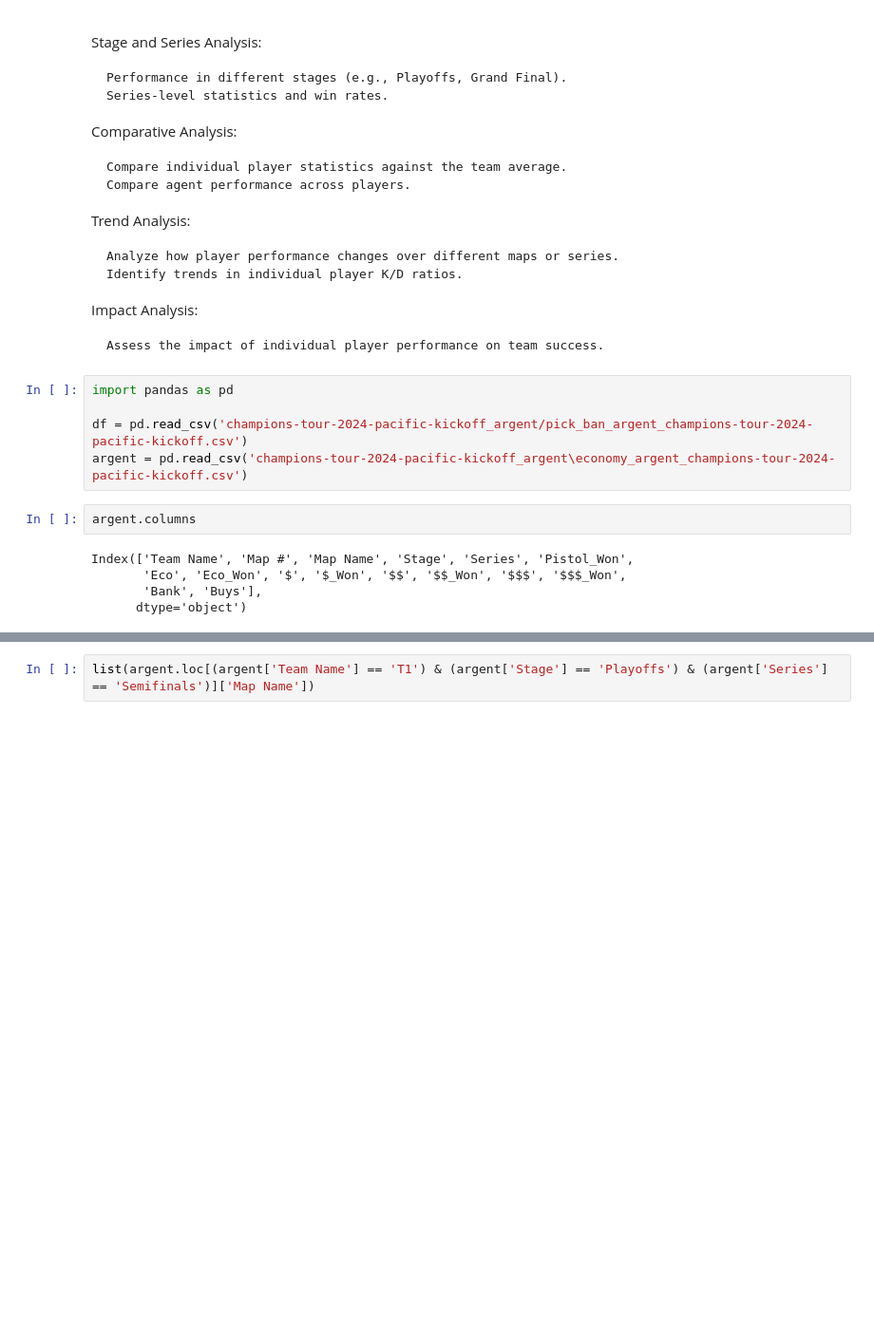
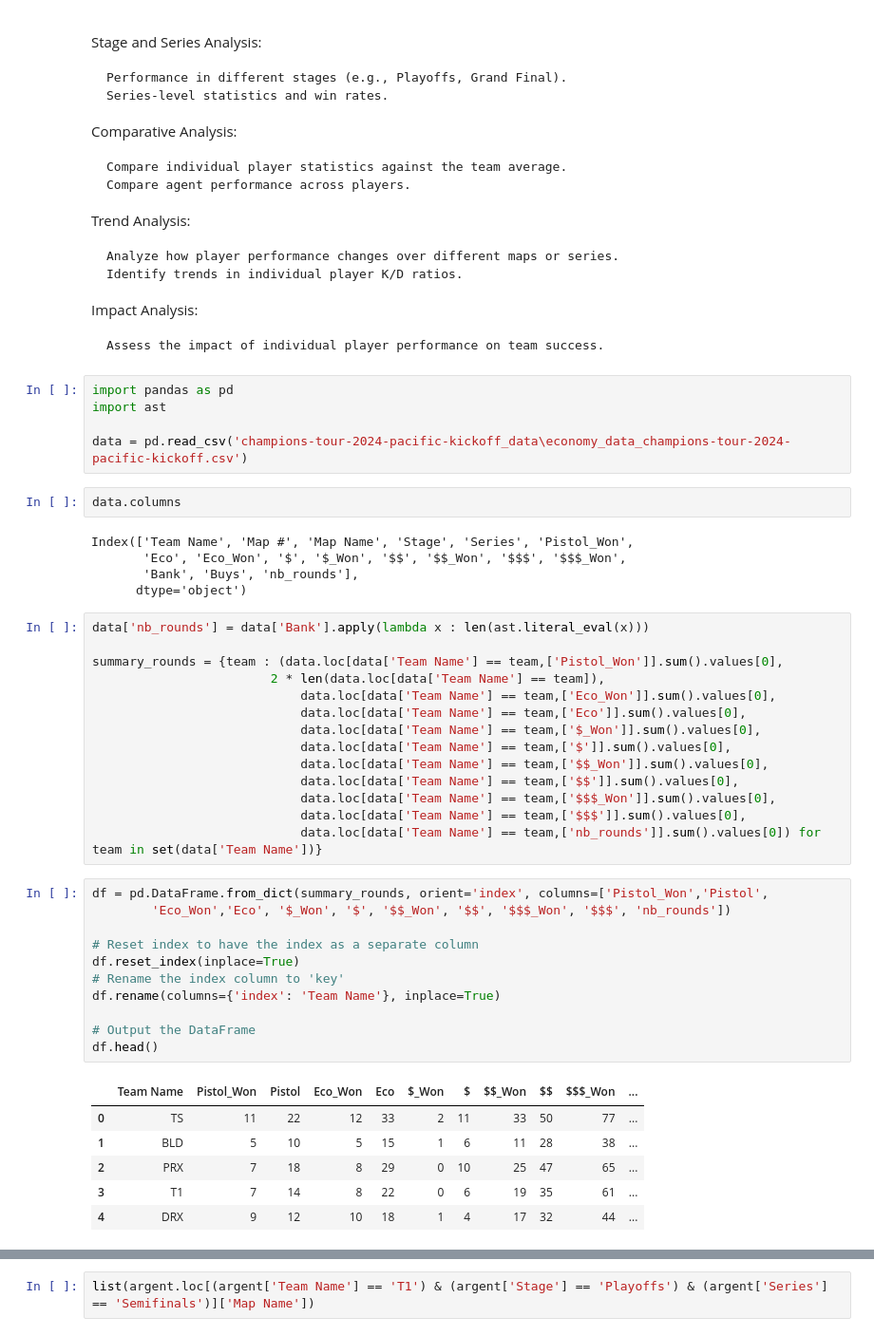
Before and after one commit to mariusBRM/M8_Valorant, a Jupyter notebook: exploration.ipynb, the cells around one changed output, grey strips where cells are left out. Shown: that part at 95% size. Saved outputs shown, nothing was run; the diff lists cells and outputs as text; blank space fills up the shorter version.

```diff
--- a/exploration.ipynb
+++ b/exploration.ipynb
@@ -51,13 +51,45 @@ Impact Analysis:
     Assess the impact of individual player performance on team success.
 # %%
 import pandas as pd
+import ast
 
-df = pd.read_csv('champions-tour-2024-pacific-kickoff_argent/pick_ban_argent_champions-tour-2024-pacific-kickoff.csv')
-argent = pd.read_csv('champions-tour-2024-pacific-kickoff_argent\economy_argent_champions-tour-2024-pacific-kickoff.csv')
+data = pd.read_csv('champions-tour-2024-pacific-kickoff_data\economy_data_champions-tour-2024-pacific-kickoff.csv')
 # %%
-argent.columns
+data.columns
 # %% [output]
 Index(['Team Name', 'Map #', 'Map Name', 'Stage', 'Series', 'Pistol_Won',
        'Eco', 'Eco_Won', '$', '$_Won', '$$', '$$_Won', '$$$', '$$$_Won',
-       'Bank', 'Buys'],
+       'Bank', 'Buys', 'nb_rounds'],
       dtype='object')
+# %%
+data['nb_rounds'] = data['Bank'].apply(lambda x : len(ast.literal_eval(x)))
+
+summary_rounds = {team : (data.loc[data['Team Name'] == team,['Pistol_Won']].sum().values[0],
+                        2 * len(data.loc[data['Team Name'] == team]),
+                            data.loc[data['Team Name'] == team,['Eco_Won']].sum().values[0],
+                            data.loc[data['Team Name'] == team,['Eco']].sum().values[0],
+                            data.loc[data['Team Name'] == team,['$_Won']].sum().values[0],
+                            data.loc[data['Team Name'] == team,['$']].sum().values[0],
+                            data.loc[data['Team Name'] == team,['$$_Won']].sum().values[0],
+                            data.loc[data['Team Name'] == team,['$$']].sum().values[0],
+                            data.loc[data['Team Name'] == team,['$$$_Won']].sum().values[0],
+                            data.loc[data['Team Name'] == team,['$$$']].sum().values[0],
+                            data.loc[data['Team Name'] == team,['nb_rounds']].sum().values[0]) for team in set(data['Team Name'])}
+# %%
+df = pd.DataFrame.from_dict(summary_rounds, orient='index', columns=['Pistol_Won','Pistol',
+        'Eco_Won','Eco', '$_Won', '$', '$$_Won', '$$', '$$$_Won', '$$$', 'nb_rounds'])
+
+# Reset index to have the index as a separate column
+df.reset_index(inplace=True)
+# Rename the index column to 'key'
+df.rename(columns={'index': 'Team Name'}, inplace=True)
+
+# Output the DataFrame
+df.head()
+# %% [output]
+|  | Team Name | Pistol_Won | Pistol | Eco_Won | Eco | $_Won | $ | $$_Won | $$ | $$$_Won | ... |
+| 0 | TS | 11 | 22 | 12 | 33 | 2 | 11 | 33 | 50 | 77 | ... |
+| 1 | BLD | 5 | 10 | 5 | 15 | 1 | 6 | 11 | 28 | 38 | ... |
+| 2 | PRX | 7 | 18 | 8 | 29 | 0 | 10 | 25 | 47 | 65 | ... |
+| 3 | T1 | 7 | 14 | 8 | 22 | 0 | 6 | 19 | 35 | 61 | ... |
+| 4 | DRX | 9 | 12 | 10 | 18 | 1 | 4 | 17 | 32 | 44 | ... |
```
Also changed, not shown: parts of 16 cells of this notebook, 2 other files.
